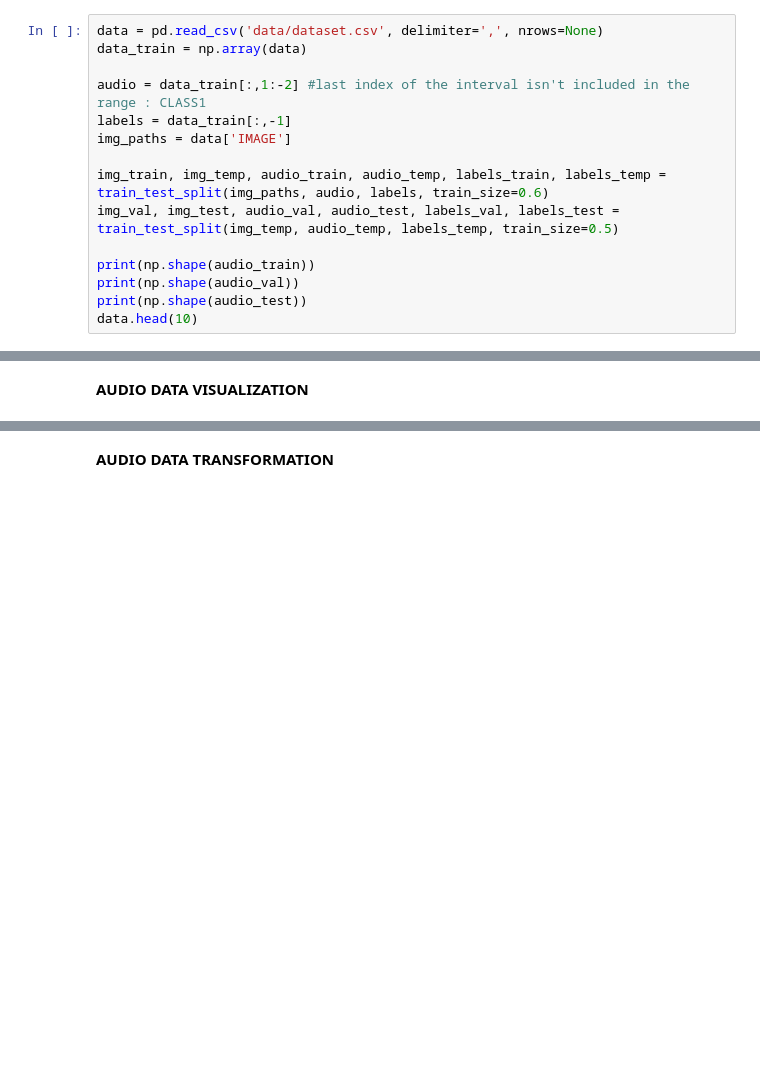
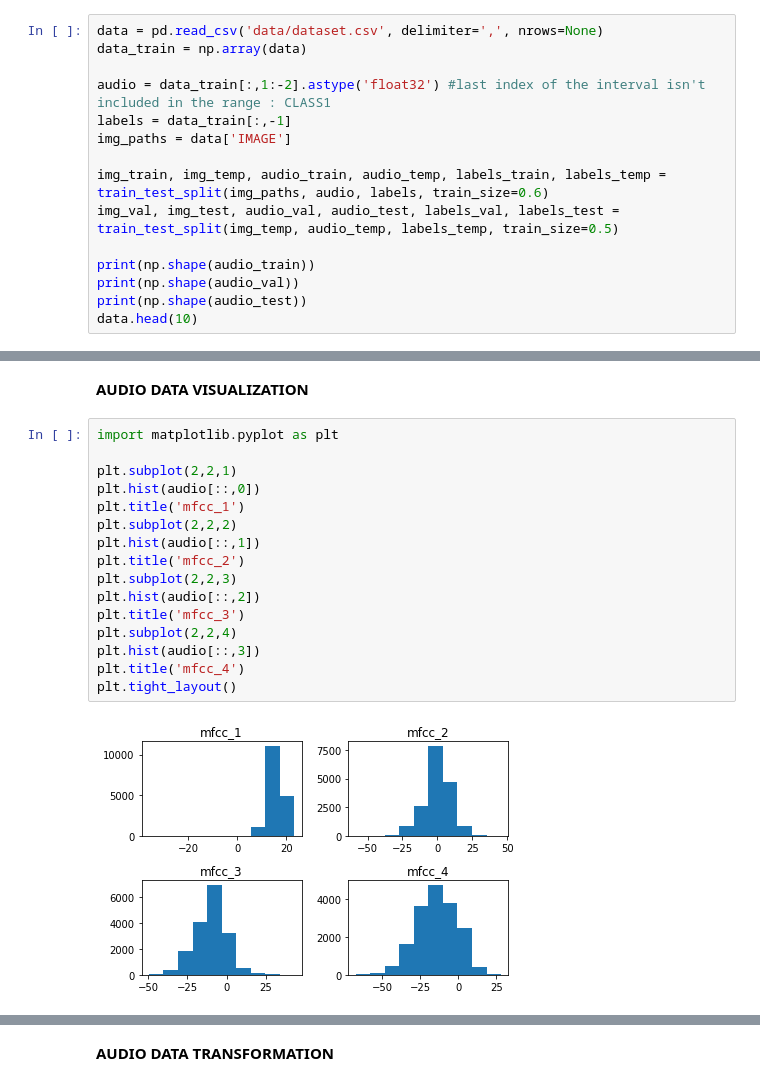
Before and after one commit to Shoney-s/Multimodal-ImgAudioClassification, a Jupyter notebook: kaggleproject.ipynb, the cells around one changed output, grey strips where cells are left out. Cells and saved outputs as stored; diff of their text form; blank space fills up the shorter version.

Commit message:
part of audio processing added
next step : try to run on kaggle or colab to fix cuda issue

```diff
--- a/kaggleproject.ipynb
+++ b/kaggleproject.ipynb
@@ -14,7 +14,7 @@ Blablabla kaggle dataset lien https://www.kaggle.com/birdy654/scene-classificati
 data = pd.read_csv('data/dataset.csv', delimiter=',', nrows=None)
 data_train = np.array(data)
 
-audio = data_train[:,1:-2] #last index of the interval isn't included in the range : CLASS1
+audio = data_train[:,1:-2].astype('float32') #last index of the interval isn't included in the range : CLASS1
 labels = data_train[:,-1]
 img_paths = data['IMAGE']
 
@@ -234,3 +234,21 @@ TypeError: train() got an unexpected keyword argument 'num_epochs'
 Type de données MCCF
 # %% [markdown]
 **AUDIO DATA VISUALIZATION**
+# %%
+import matplotlib.pyplot as plt
+
+plt.subplot(2,2,1)
+plt.hist(audio[::,0])
+plt.title('mfcc_1')
+plt.subplot(2,2,2)
+plt.hist(audio[::,1])
+plt.title('mfcc_2')
+plt.subplot(2,2,3)
+plt.hist(audio[::,2])
+plt.title('mfcc_3')
+plt.subplot(2,2,4)
+plt.hist(audio[::,3])
+plt.title('mfcc_4')
+plt.tight_layout()
+# %% [output]
+[figure, added]
```
Also changed, not shown: parts of 12 cells of this notebook.
